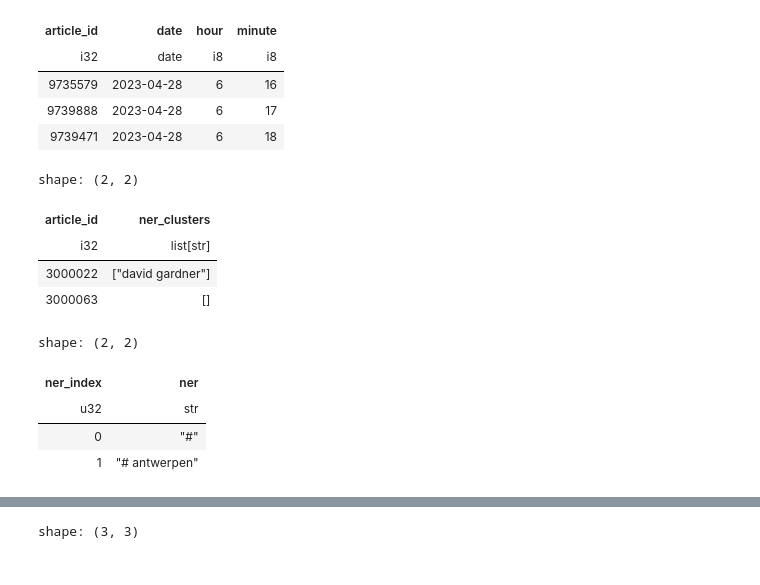
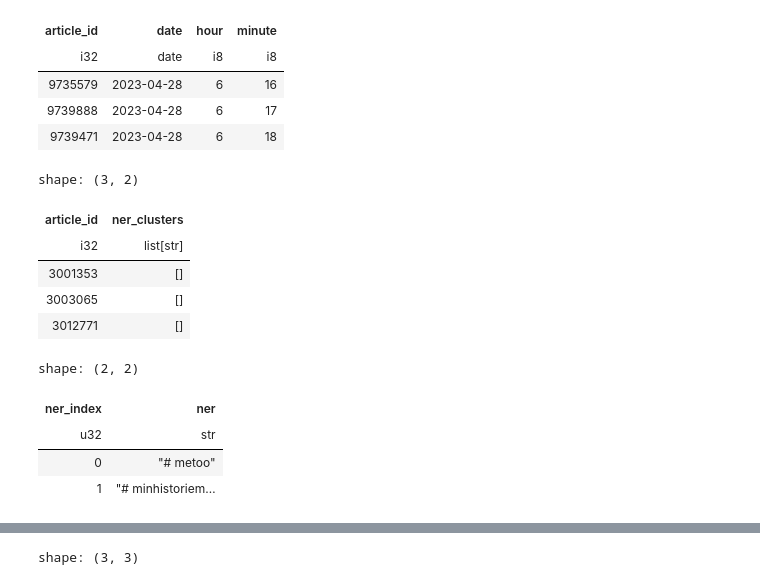
Before and after one commit to recsyspolimi/recsys-challenge-2024-ekstrabladet, a Jupyter notebook: notebooks/urm/urm_ner_visual.ipynb, the cells around one changed output, grey strips where cells are left out. Cells and saved outputs as stored; diff of their text form; code cells hidden in the pictures.

```diff
--- a/notebooks/urm/urm_ner_visual.ipynb
+++ b/notebooks/urm/urm_ner_visual.ipynb
@@ -29,38 +28,24 @@ shape: (3, 4)
 | 9735579 | 2023-04-28 | 6 | 16 |
 | 9739888 | 2023-04-28 | 6 | 17 |
 | 9739471 | 2023-04-28 | 6 | 18 |
-# %%
-ap = articles.select('article_id', 'ner_clusters')\
-    .with_columns(pl.col('ner_clusters').list.eval(pl.element().str.strip_chars_start('\"')))\
-    .with_columns(pl.col('ner_clusters').list.eval(pl.element().str.strip_chars(' ')))\
-    .with_columns(pl.col('ner_clusters').list.eval(pl.element().str.to_lowercase()))\
-    .with_columns(pl.col('ner_clusters').list.eval(pl.element().filter(pl.element().str.len_chars() > 0)))\
-    .with_columns(pl.col('ner_clusters').list.unique())\
-    .with_columns(pl.col('ner_clusters').list.sort())\
-    .sort('article_id')\
-    .set_sorted('article_id')
-ap.head(2)
-# %% [output]
-shape: (2, 2)
-| article_id | ner_clusters |
-| i32 | list[str] |
-| 3000022 | ["david gardner"] |
-| 3000063 | [] |
-# %%
-ner_mappings = ap.select('article_id', 'ner_clusters')\
-        .explode('ner_clusters') \
-        .rename({'ner_clusters': 'ner'})\
-        .unique('ner')\
-        .drop_nulls()\
-        .sort('ner')\
-        .with_row_index()\
-        .drop('article_id')\
-        .rename({'index': 'ner_index'})
-ner_mappings.head(2)
-# %% [output]
-shape: (2, 2)
-| ner_index | ner |
-| u32 | str |
-| 0 | "#" |
-| 1 | "# antwerpen" |
+# %%
+from polimi.utils._urm import build_articles_with_processed_ner, build_ner_mapping
+ap = build_articles_with_processed_ner(articles)
+ap.head(3)
+# %% [output]
+shape: (3, 2)
+| article_id | ner_clusters |
+| i32 | list[str] |
+| 3001353 | [] |
+| 3003065 | [] |
+| 3012771 | [] |
+# %%
+ner_mapping = build_ner_mapping(ap)
+ner_mapping.head(2)
+# %% [output]
+shape: (2, 2)
+| ner_index | ner |
+| u32 | str |
+| 0 | "# metoo" |
+| 1 | "# minhistoriem… |
 # %%
```
Also changed, not shown: parts of 11 cells of this notebook, 1 other file.
